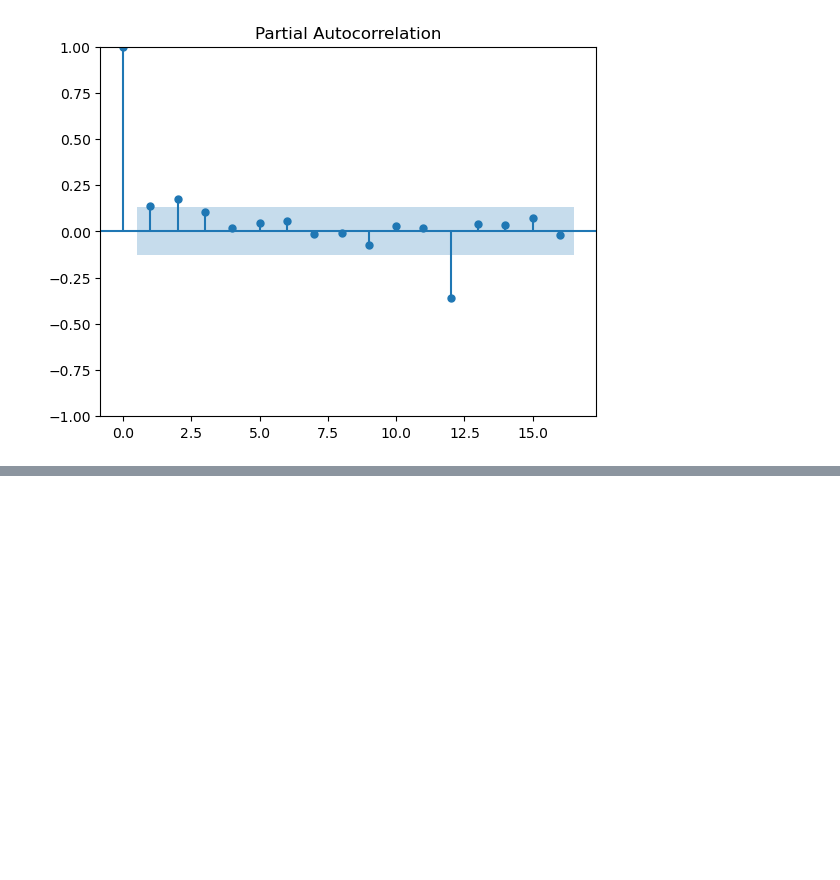
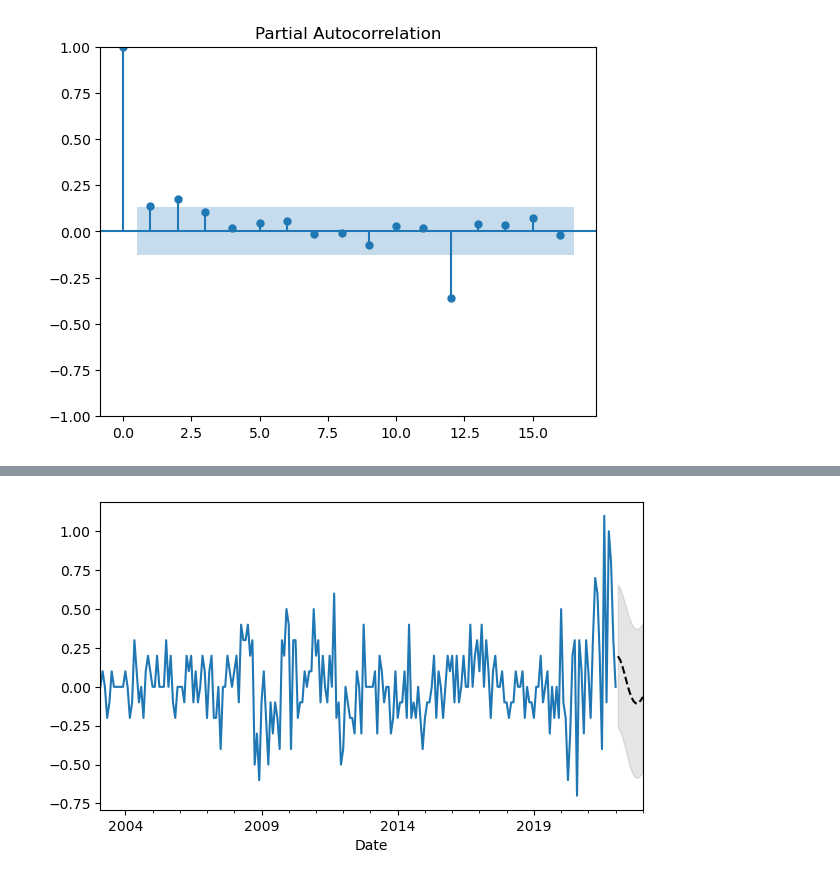
Before and after one commit to ja-newman/cpih_time_series_analysis, a Jupyter notebook: cpih_analysis.ipynb, the cells around one changed output, grey strips where cells are left out. Saved outputs shown, nothing was run; the diff lists cells and outputs as text; code cells hidden in the pictures; blank space fills up the shorter version.

```diff
--- a/cpih_analysis.ipynb
+++ b/cpih_analysis.ipynb
@@ -156,0 +183,12 @@ plot_acf(residuals)
+# %%
+fig, ax = plt.subplots(figsize=(7, 4))
+
+# Plot the data (here we are subsetting it to get a better look at the forecasts)
+cpih_diff1_SA["cpih_diff1_SA"].loc['2003-01-01':].plot(ax=ax)
+
+# Construct the forecasts
+fcast = results.get_forecast('2023-01-01').summary_frame()
+fcast['mean'].plot(ax=ax, style='k--')
+ax.fill_between(fcast.index, fcast['mean_ci_lower'], fcast['mean_ci_upper'], color='k', alpha=0.1);
+# %% [output]
+[figure, added]
```
Also changed, not shown: parts of 7 cells of this notebook, 4 other files.
